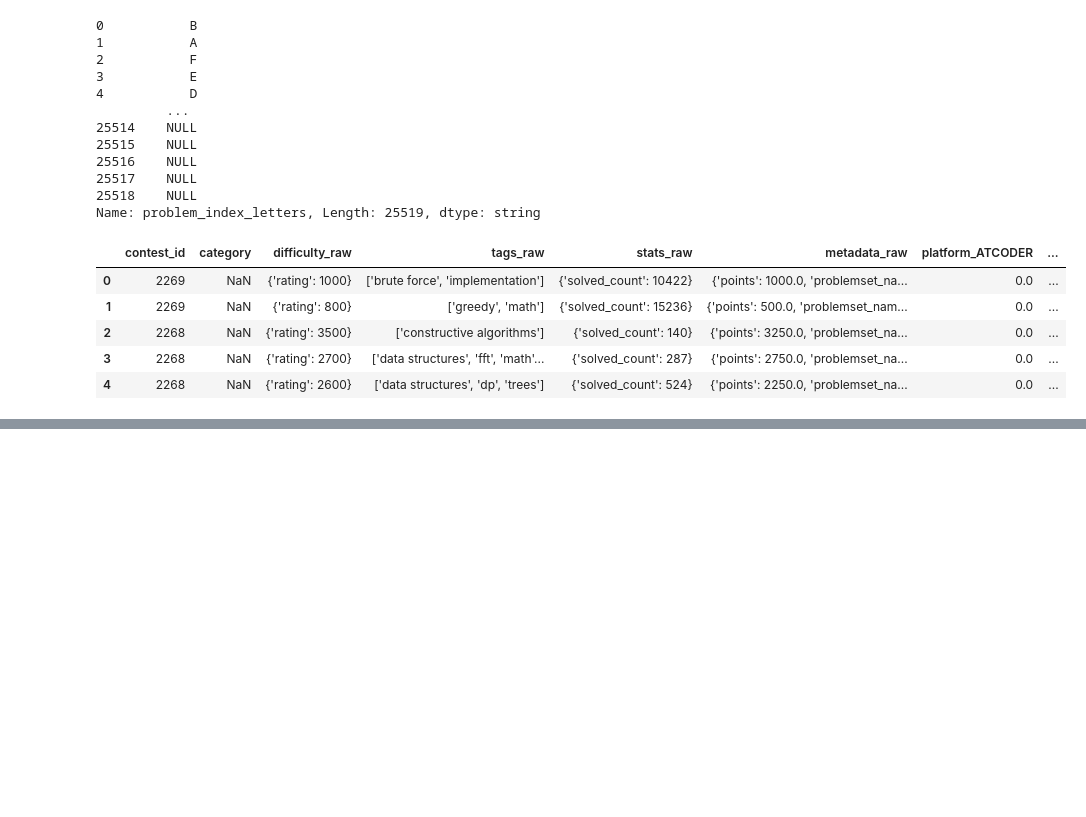
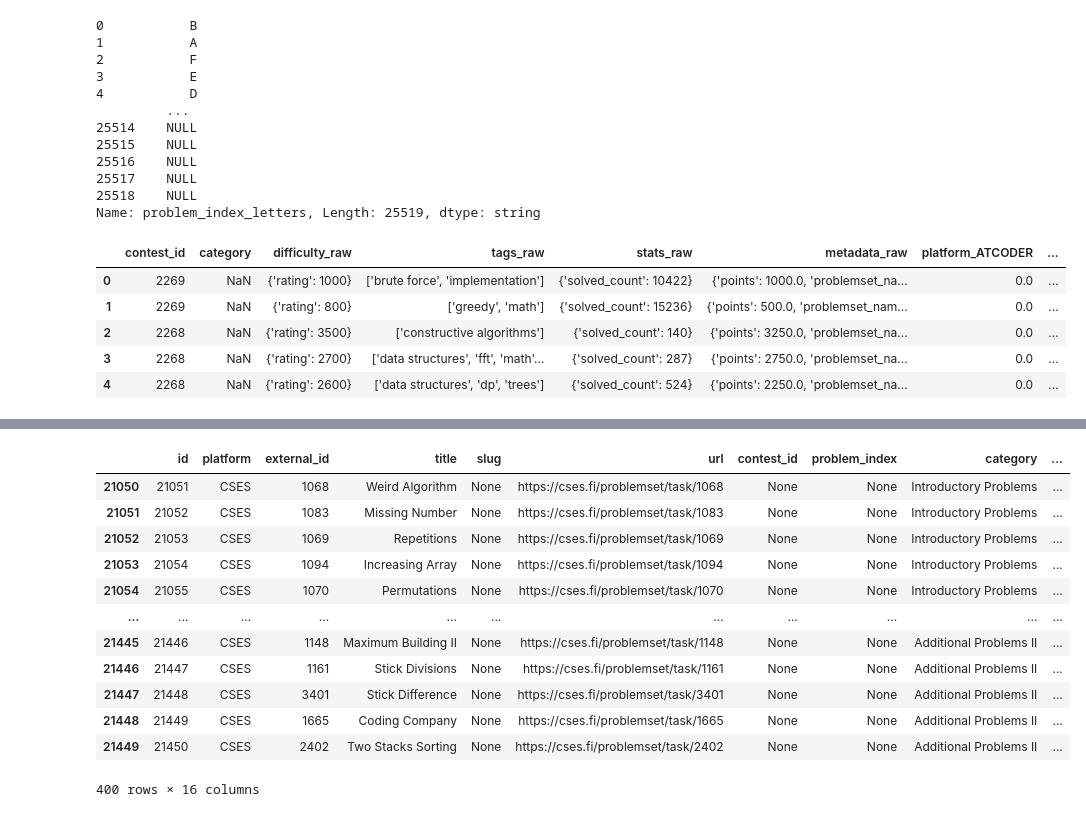
Before and after one commit to Batata-Vada/project_red, a Jupyter notebook: main.ipynb, the cells around one changed output, grey strips where cells are left out. Cells and saved outputs as stored; diff of their text form; code cells hidden in the pictures; blank space fills up the shorter version.

```diff
--- a/main.ipynb
+++ b/main.ipynb
@@ -275,0 +317,16 @@ df.head()
+# %%
+df_03[df_03["platform"] == "CSES"]
+# %% [output]
+|  | id | platform | external_id | title | slug | url | contest_id | problem_index | category | ... |
+| 21050 | 21051 | CSES | 1068 | Weird Algorithm | None | https://cses.fi/problemset/task/1068 | None | None | Introductory Problems | ... |
+| 21051 | 21052 | CSES | 1083 | Missing Number | None | https://cses.fi/problemset/task/1083 | None | None | Introductory Problems | ... |
+| 21052 | 21053 | CSES | 1069 | Repetitions | None | https://cses.fi/problemset/task/1069 | None | None | Introductory Problems | ... |
+| 21053 | 21054 | CSES | 1094 | Increasing Array | None | https://cses.fi/problemset/task/1094 | None | None | Introductory Problems | ... |
+| 21054 | 21055 | CSES | 1070 | Permutations | None | https://cses.fi/problemset/task/1070 | None | None | Introductory Problems | ... |
+| ... | ... | ... | ... | ... | ... | ... | ... | ... | ... | ... |
+| 21445 | 21446 | CSES | 1148 | Maximum Building II | None | https://cses.fi/problemset/task/1148 | None | None | Additional Problems II | ... |
+| 21446 | 21447 | CSES | 1161 | Stick Divisions | None | https://cses.fi/problemset/task/1161 | None | None | Additional Problems II | ... |
+| 21447 | 21448 | CSES | 3401 | Stick Difference | None | https://cses.fi/problemset/task/3401 | None | None | Additional Problems II | ... |
+| 21448 | 21449 | CSES | 1665 | Coding Company | None | https://cses.fi/problemset/task/1665 | None | None | Additional Problems II | ... |
+| 21449 | 21450 | CSES | 2402 | Two Stacks Sorting | None | https://cses.fi/problemset/task/2402 | None | None | Additional Problems II | ... |
+400 rows × 16 columns
```
Also changed, not shown: parts of 4 cells of this notebook.
